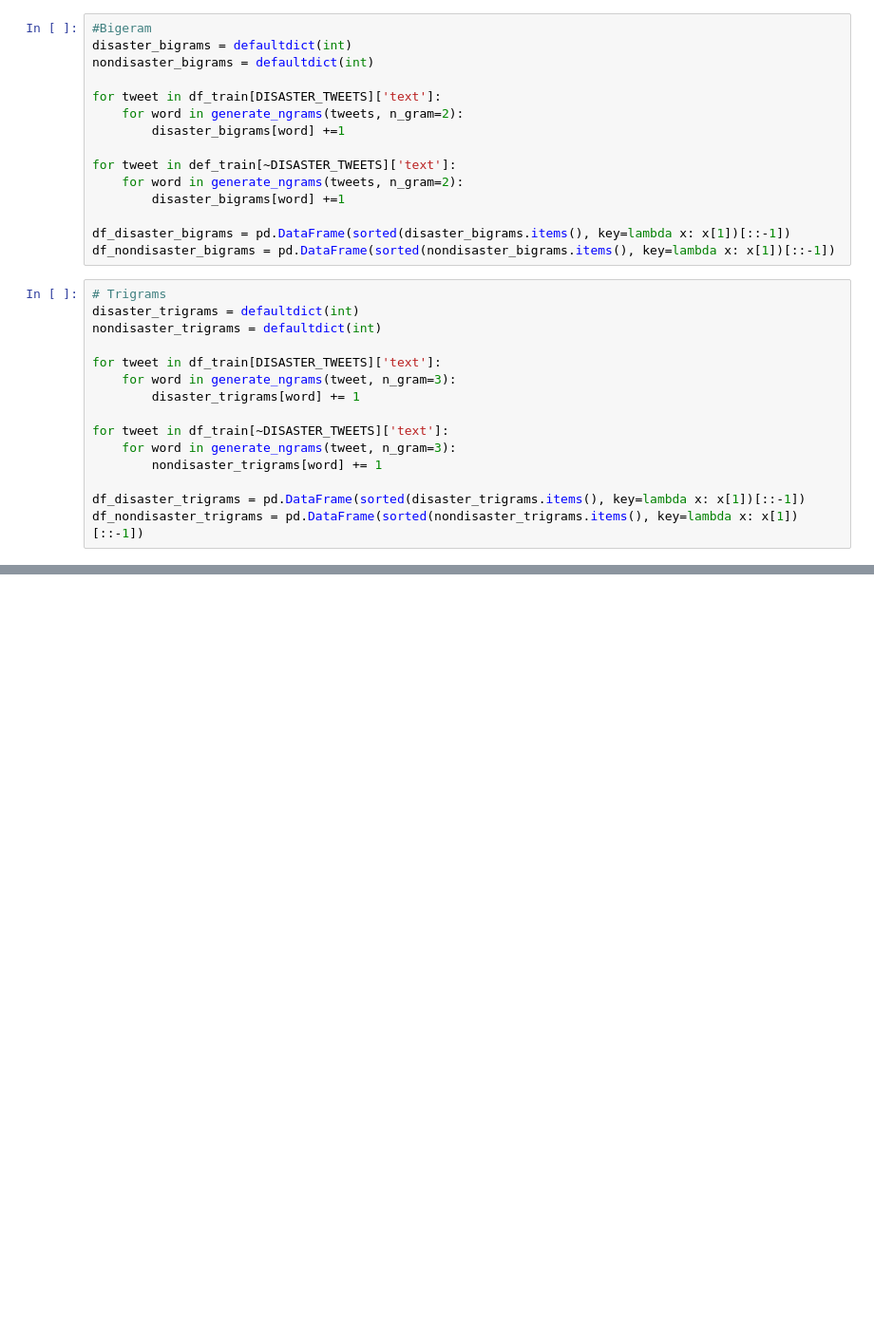
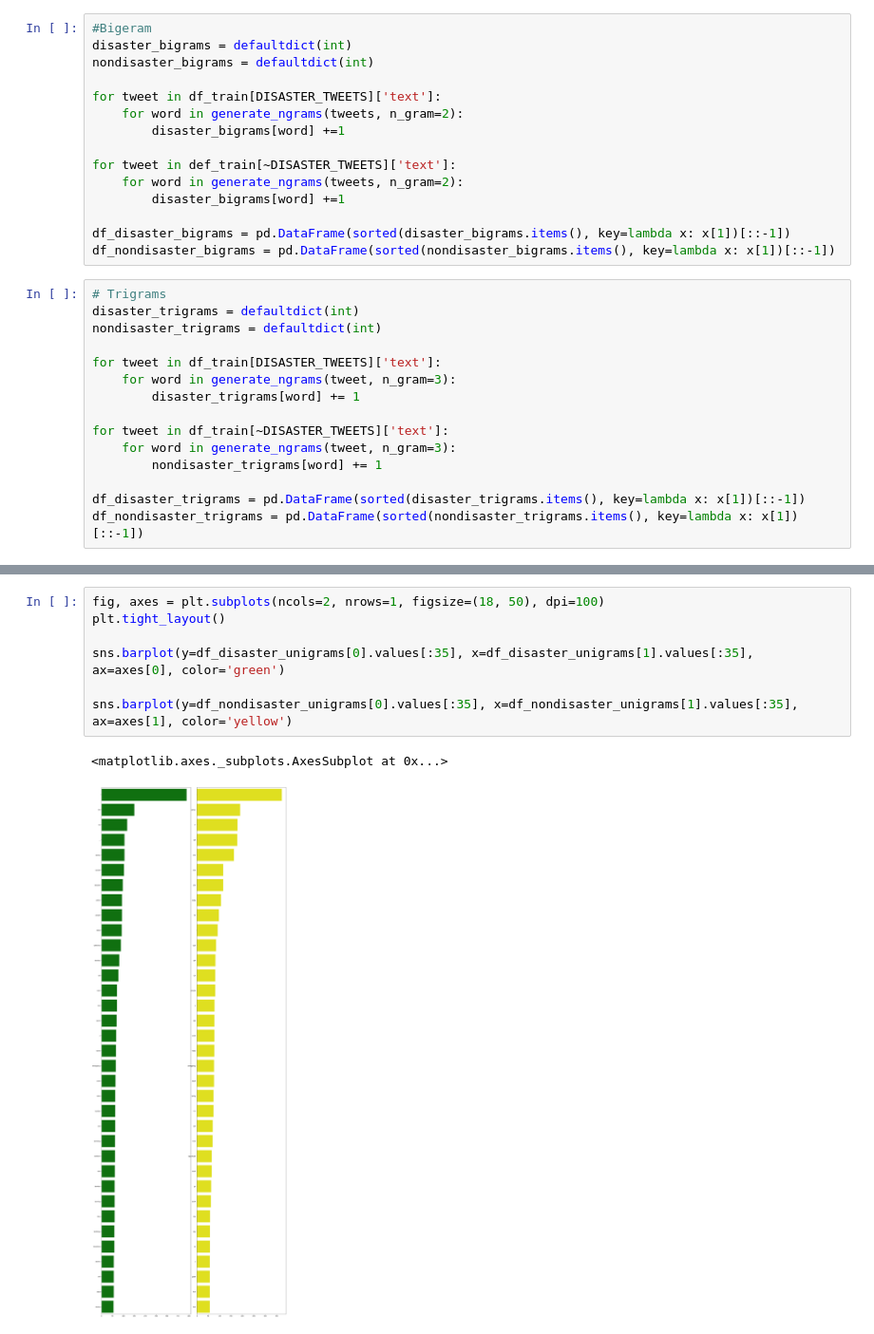
Before and after one commit to Sarankdl/NLP_With_Disaster_Tweets, a Jupyter notebook: Untitled.ipynb, the cells around one changed output, grey strips where cells are left out. Shown: that part at 95% size. Cells and saved outputs as stored; diff of their text form; blank space fills up the shorter version.

```diff
--- a/Untitled.ipynb
+++ b/Untitled.ipynb
@@ -148,0 +158,10 @@ df_nondisaster_trigrams = pd.DataFrame(sorted(nondisaster_trigrams.items(), key=
+# %%
+fig, axes = plt.subplots(ncols=2, nrows=1, figsize=(18, 50), dpi=100)
+plt.tight_layout()
+
+sns.barplot(y=df_disaster_unigrams[0].values[:35], x=df_disaster_unigrams[1].values[:35], ax=axes[0], color='green')
+
+sns.barplot(y=df_nondisaster_unigrams[0].values[:35], x=df_nondisaster_unigrams[1].values[:35], ax=axes[1], color='yellow')
+# %% [output]
+<matplotlib.axes._subplots.AxesSubplot at 0x...>
+[figure, added]
```
Also changed, not shown: parts of 7 cells of this notebook.
